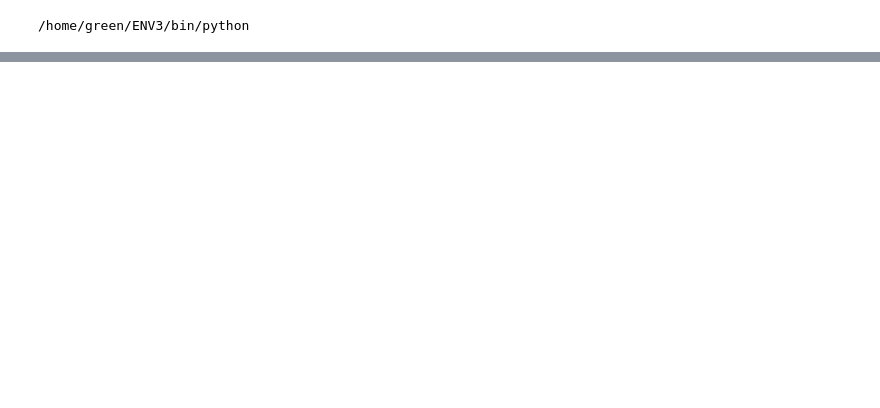
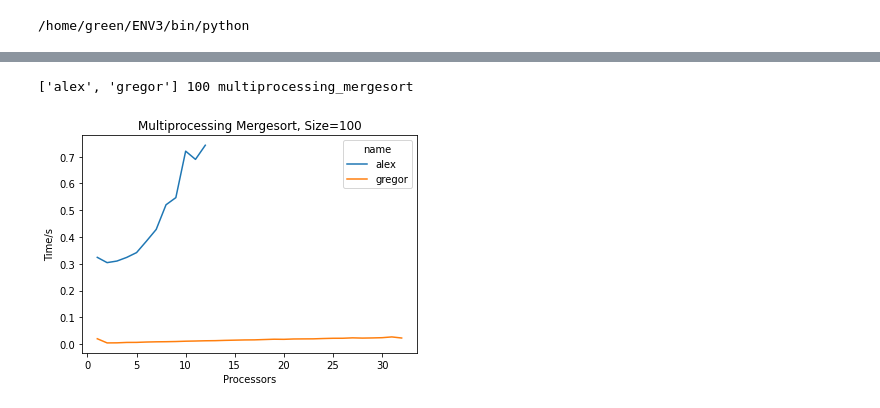
Before and after one commit to cloudmesh/cloudmesh-mpi, a Jupyter notebook: examples/sort/gregor-bandplot.ipynb, the cells around one changed output, grey strips where cells are left out. Cells and saved outputs as stored; diff of their text form; code cells hidden in the pictures; blank space fills up the shorter version.

```diff
--- a/examples/sort/gregor-bandplot.ipynb
+++ b/examples/sort/gregor-bandplot.ipynb
@@ -77,0 +66,6 @@ NameError: name 'tab' is not defined
+# %%
+avg = pd.DataFrame()
+for name in files:
+    _df = generate_average(df, tag="multiprocessing_mergesort", name=name, size=100)
+    avg = pd.concat([avg, _df])
+avg.head()
@@ -77,0 +80,6 @@ NameError: name 'tab' is not defined
+# %%
+print(files, size, tag)
+plot_benchmark_by_size(avg, size=size, tag=tag, files=files)
+# %% [output]
+['alex', 'gregor'] 100 multiprocessing_mergesort
+[figure, added]
```
Also changed, not shown: parts of 11 cells of this notebook, 1 other file.
